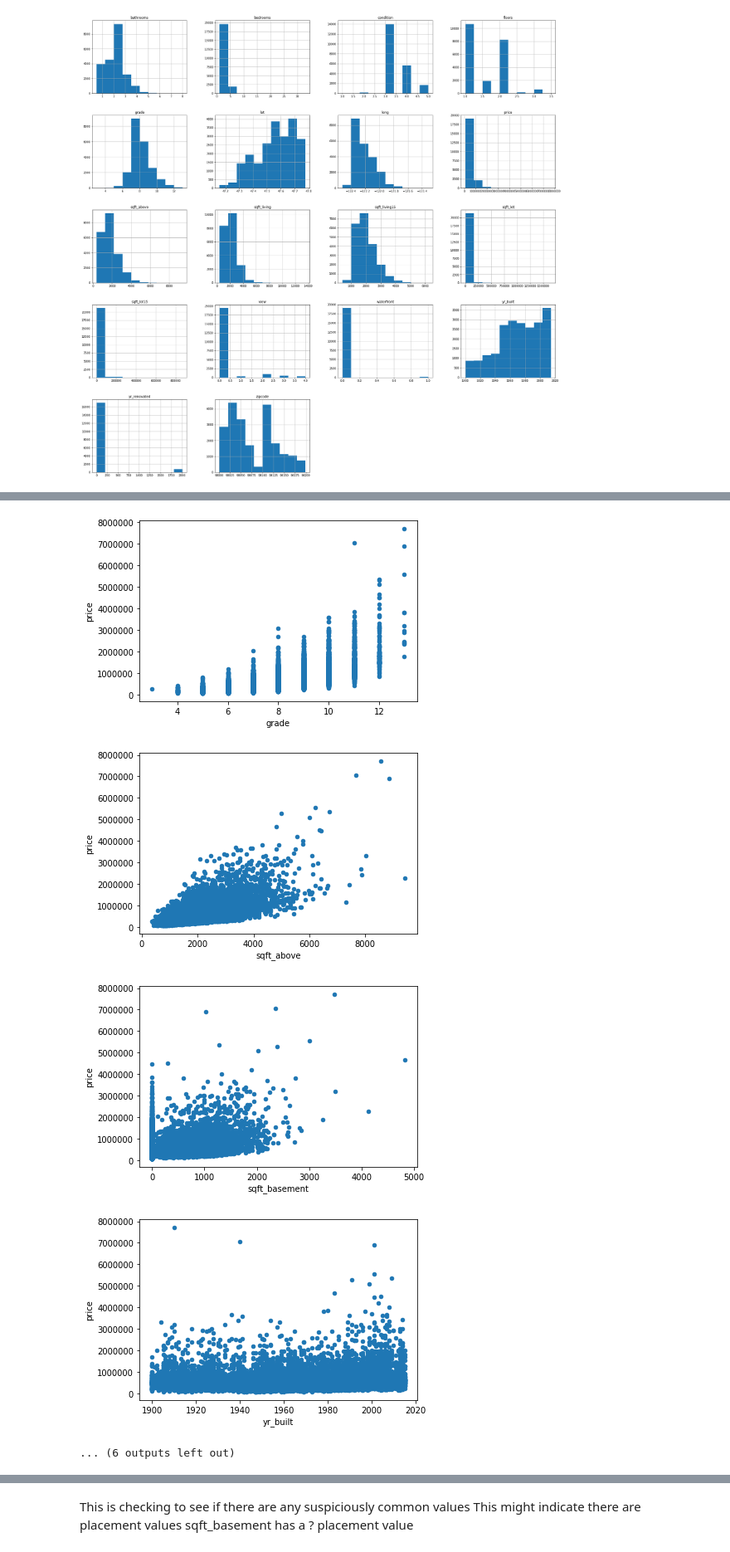
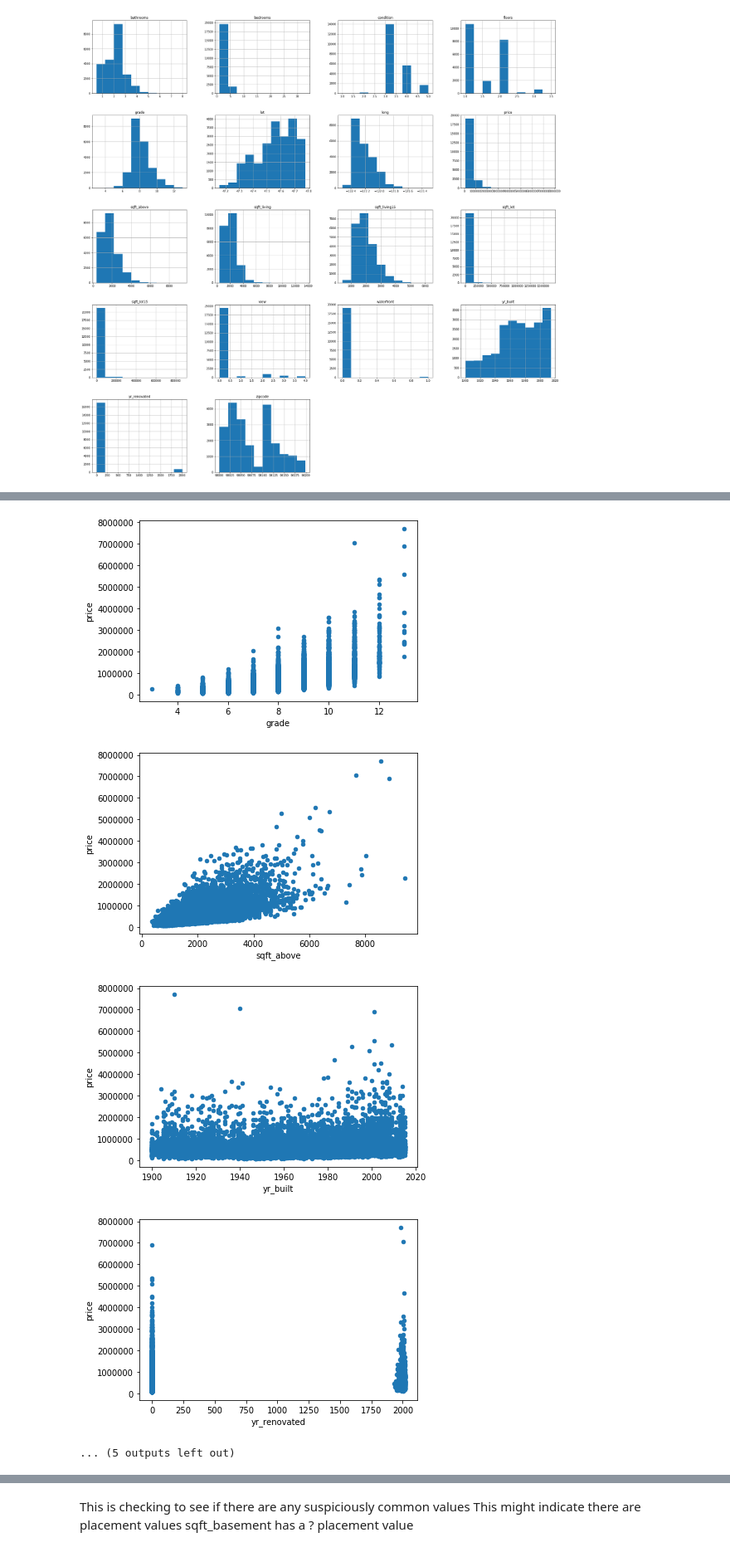
Before and after one commit to thomasribaroff/Mod1Project, a Jupyter notebook: Project Analysis.ipynb, the cells around one changed output, grey strips where cells are left out. Shown: that part at 83% size. Cells and saved outputs as stored; diff of their text form; code cells hidden in the pictures.

```diff
--- a/Project Analysis.ipynb
+++ b/Project Analysis.ipynb
@@ -185,7 +173,9 @@ Index(['id', 'date', 'price', 'bedrooms', 'bathrooms', 'sqft_living',
 # %%
 for x in ['bedrooms', 'bathrooms', 'sqft_living',
        'sqft_lot', 'floors', 'waterfront', 'view', 'condition', 'grade',
-       'sqft_above', 'sqft_basement', 'yr_built', 'yr_renovated', 'zipcode',
+       'sqft_above', 'yr_built', 'yr_renovated', 'zipcode',
        'lat', 'long', 'sqft_living15', 'sqft_lot15']:
     df.plot.scatter(x,'price')
+
+##sqft_basement not included as it still has placement value ?
 # %% [output]
@@ -199,6 +189,6 @@ for x in ['bedrooms', 'bathrooms', 'sqft_living',
 [figure]
 [figure]
 [figure]
-[figure, old version]
+[figure, new version]
-[figure, old version]
+[figure, new version]
-... (6 outputs left out)
+... (5 outputs left out)
```
Also changed, not shown: parts of 124 cells of this notebook.
